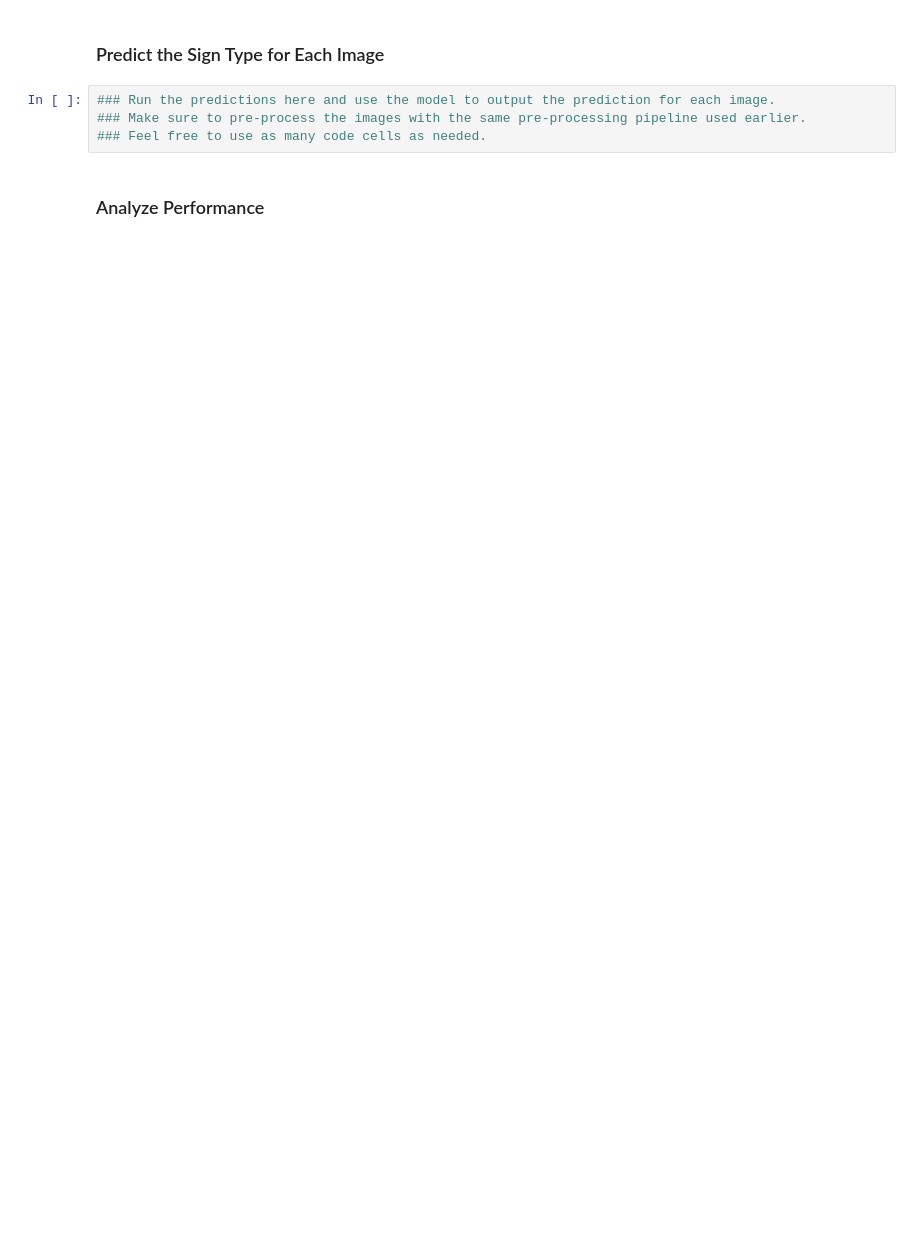
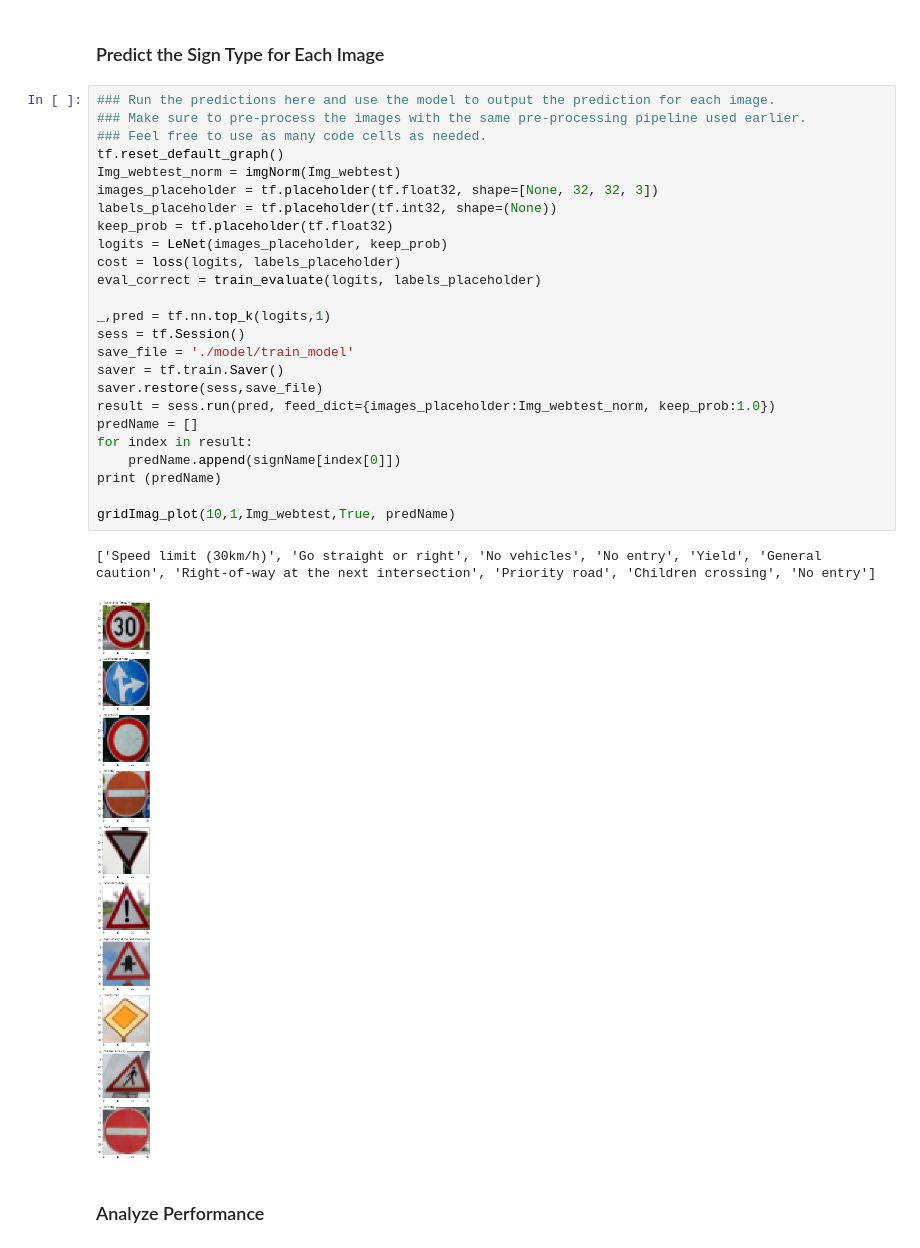
Before and after one commit to miaoyanlearningcode/CarND-Traffic-Sign-Classifier-Project, a Jupyter notebook: Traffic_Sign_Classifier.ipynb, the cells around one changed output. Drawn from its saved outputs; the diff is of its cells as text; blank space fills up the shorter version.

```diff
--- a/Traffic_Sign_Classifier.ipynb
+++ b/Traffic_Sign_Classifier.ipynb
@@ -474,7 +473,31 @@ for i in range(numCrop):
 # %%
 ### Run the predictions here and use the model to output the prediction for each image.
 ### Make sure to pre-process the images with the same pre-processing pipeline used earlier.
 ### Feel free to use as many code cells as needed.
+tf.reset_default_graph()
+Img_webtest_norm = imgNorm(Img_webtest)
+images_placeholder = tf.placeholder(tf.float32, shape=[None, 32, 32, 3])
+labels_placeholder = tf.placeholder(tf.int32, shape=(None))
+keep_prob = tf.placeholder(tf.float32)
+logits = LeNet(images_placeholder, keep_prob)
+cost = loss(logits, labels_placeholder)
+eval_correct = train_evaluate(logits, labels_placeholder)
+
+_,pred = tf.nn.top_k(logits,1)
+sess = tf.Session()
+save_file = './model/train_model'
+saver = tf.train.Saver()
+saver.restore(sess,save_file)
+result = sess.run(pred, feed_dict={images_placeholder:Img_webtest_norm, keep_prob:1.0})
+predName = []
+for index in result:
+    predName.append(signName[index[0]])
+print (predName)
+
+gridImag_plot(10,1,Img_webtest,True, predName)
+# %% [output]
+['Speed limit (30km/h)', 'Go straight or right', 'No vehicles', 'No entry', 'Yield', 'General caution', 'Right-of-way at the next intersection', 'Priority road', 'Children crossing', 'No entry']
+[figure, added]
 # %% [markdown]
 ### Analyze Performance
 # %%
```
Also changed, not shown: parts of 12 cells of this notebook, 12 other files.
